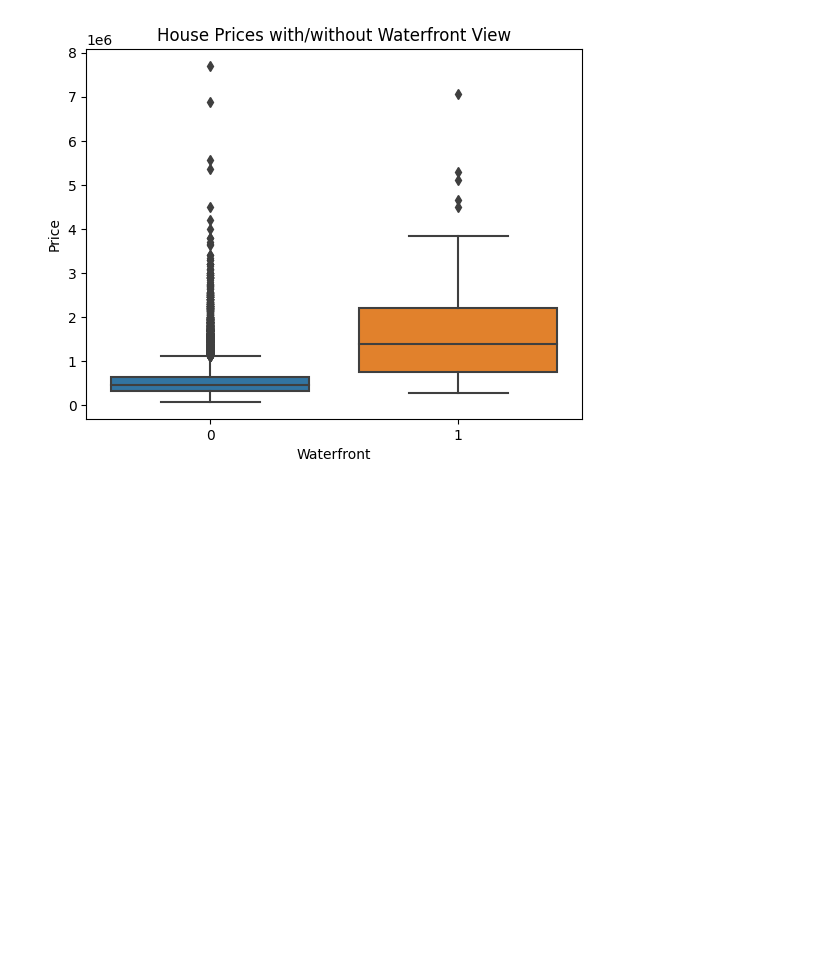
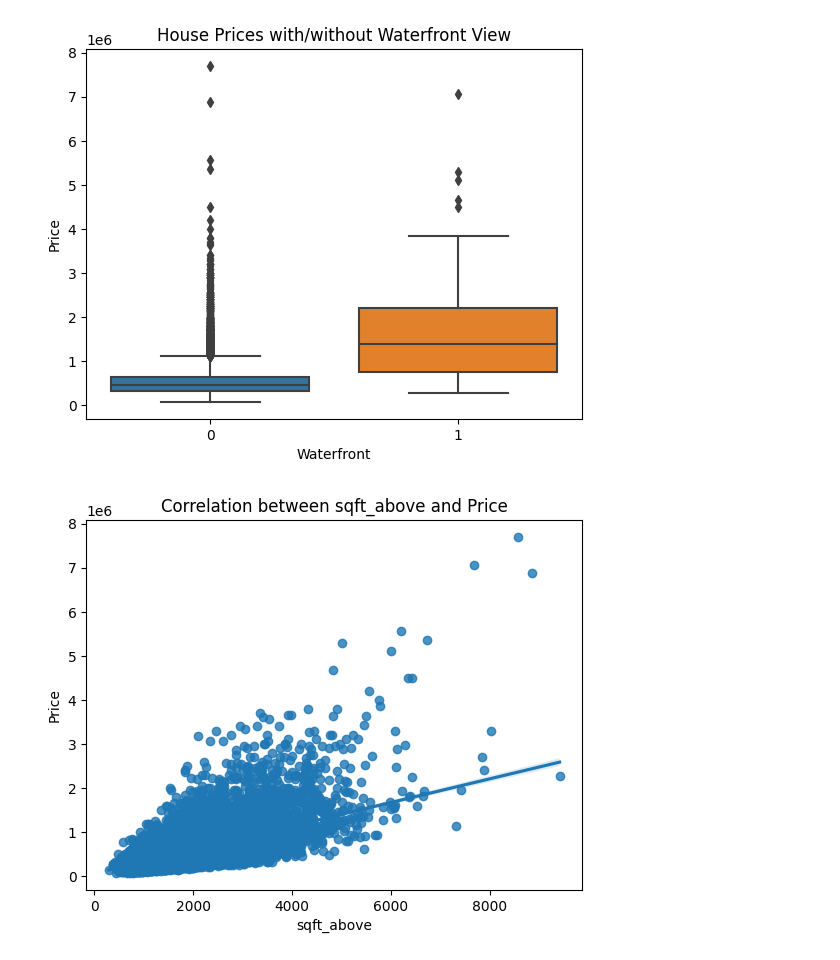
Before and after one commit to RajnishAdhikari/DataAnalysis, a Jupyter notebook: House_Sales_in_King_Count_USA.ipynb, the cells around one changed output. Saved outputs shown, nothing was run; the diff lists cells and outputs as text; code cells hidden in the pictures; blank space fills up the shorter version.

Commit message:
using the func regplot to determine if sqft_above is negatively or positively correlated with price

```diff
--- a/House_Sales_in_King_Count_USA.ipynb
+++ b/House_Sales_in_King_Count_USA.ipynb
@@ -140,3 +140,14 @@ plt.ylabel("Price")
 plt.show()
 # %% [output]
 [figure]
+# %%
+# Question 5
+# Use the function regplot in the seaborn library to determine if the feature sqft_above is negatively or
+# positively correlated with price.
+sns.regplot(x='sqft_above', y='price', data=df)
+plt.title("Correlation between sqft_above and Price")
+plt.xlabel("sqft_above")
+plt.ylabel("Price")
+plt.show()
+# %% [output]
+[figure, added]
```
